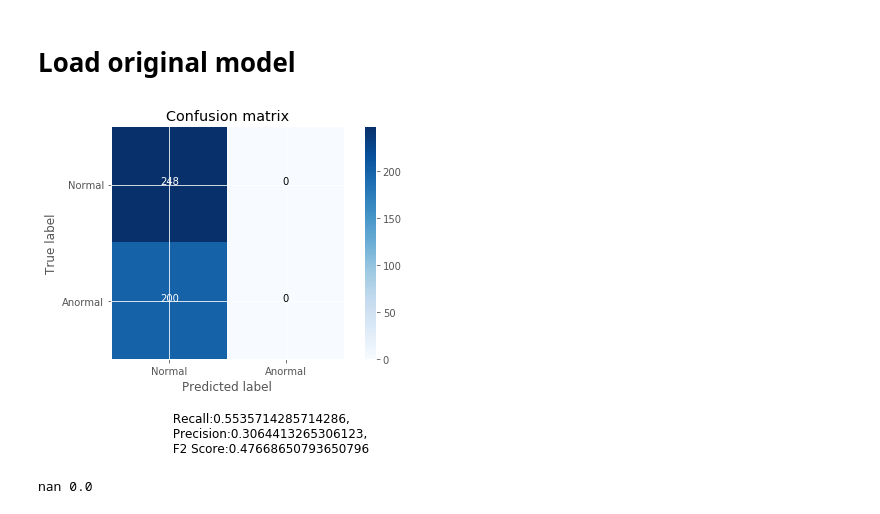
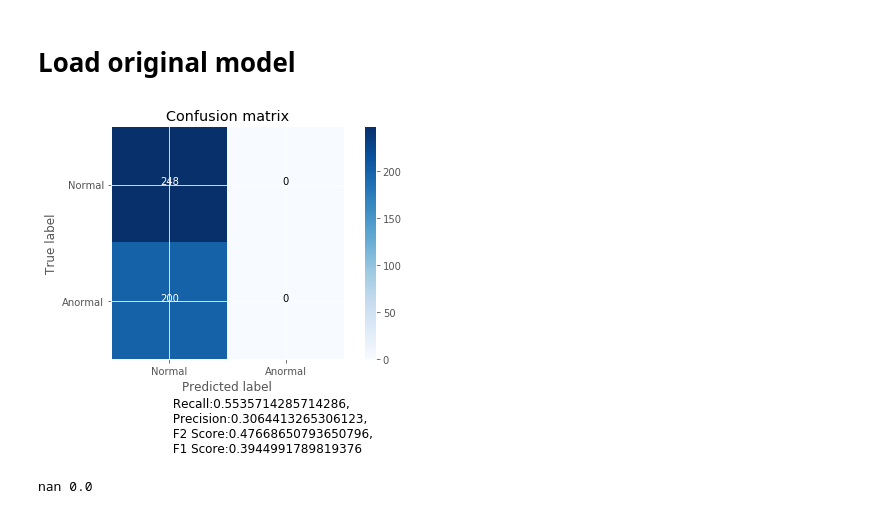
Before and after one commit to akmenon1996/intl-iot, a Jupyter notebook: model/anomaly_detection.ipynb, the cells around one changed output. Drawn from its saved outputs; the diff is of its cells as text; code cells hidden in the pictures.

```diff
--- a/model/anomaly_detection.ipynb
+++ b/model/anomaly_detection.ipynb
@@ -29,7 +29,7 @@ style.use('ggplot')
 np.random.seed(42)
 
 def plot_confusion_matrix(cm, classes,
-                          recall,precision,f2,
+                          recall,precision,f2,f1,
                           normalize=False,
                           title='Confusion matrix',
                           cmap=plt.cm.Blues):
@@ -50,7 +50,7 @@ def plot_confusion_matrix(cm, classes,
     plt.tight_layout()
     plt.ylabel('True label')
     plt.xlabel('Predicted label')
-    plt.text(0,2.3, f" Recall:{recall},\n Precision:{precision},\n F2 Score:{f2} ", fontsize=12)
+    plt.text(0,2.3, f" Recall:{recall},\n Precision:{precision},\n F2 Score:{f2},\n F1 Score:{f1}", fontsize=12)
     plt.show()
 # %%
 warnings.simplefilter("ignore", category=DeprecationWarning)
@@ -210,13 +210,14 @@ for i in p_readable:
 # %%
 recall = recall_score(y_pred=y_hat_test, y_true=test['state'].values,average='weighted')
 precision = precision_score(y_pred=y_hat_test, y_true=test['state'].values,average='weighted')
 f2 = fbeta_score(y_pred=y_hat_test, y_true=test['state'].values, beta=2,average='weighted')
+f1 = f1_score(y_pred=y_hat_test, y_true=test['state'].values,average='weighted')
 
 cnf_matrix = confusion_matrix(test['state'].values, y_hat_test)
 plot_confusion_matrix(cnf_matrix, classes=['Normal','Anormal'],
-                      recall=recall,precision=precision,f2 = f2, title='Confusion matrix')
+                      recall=recall,precision=precision,f2 = f2,f1=f1,title='Confusion matrix')
 # %% [output]
-[figure, old version]
+[figure, new version]
 # %%
 a = confusion_matrix(test['state'].values, y_hat_test)
 recall = a[1][1] / (a[1][1] + a[0][1])
```
Also changed, not shown: parts of 2 cells of this notebook.
